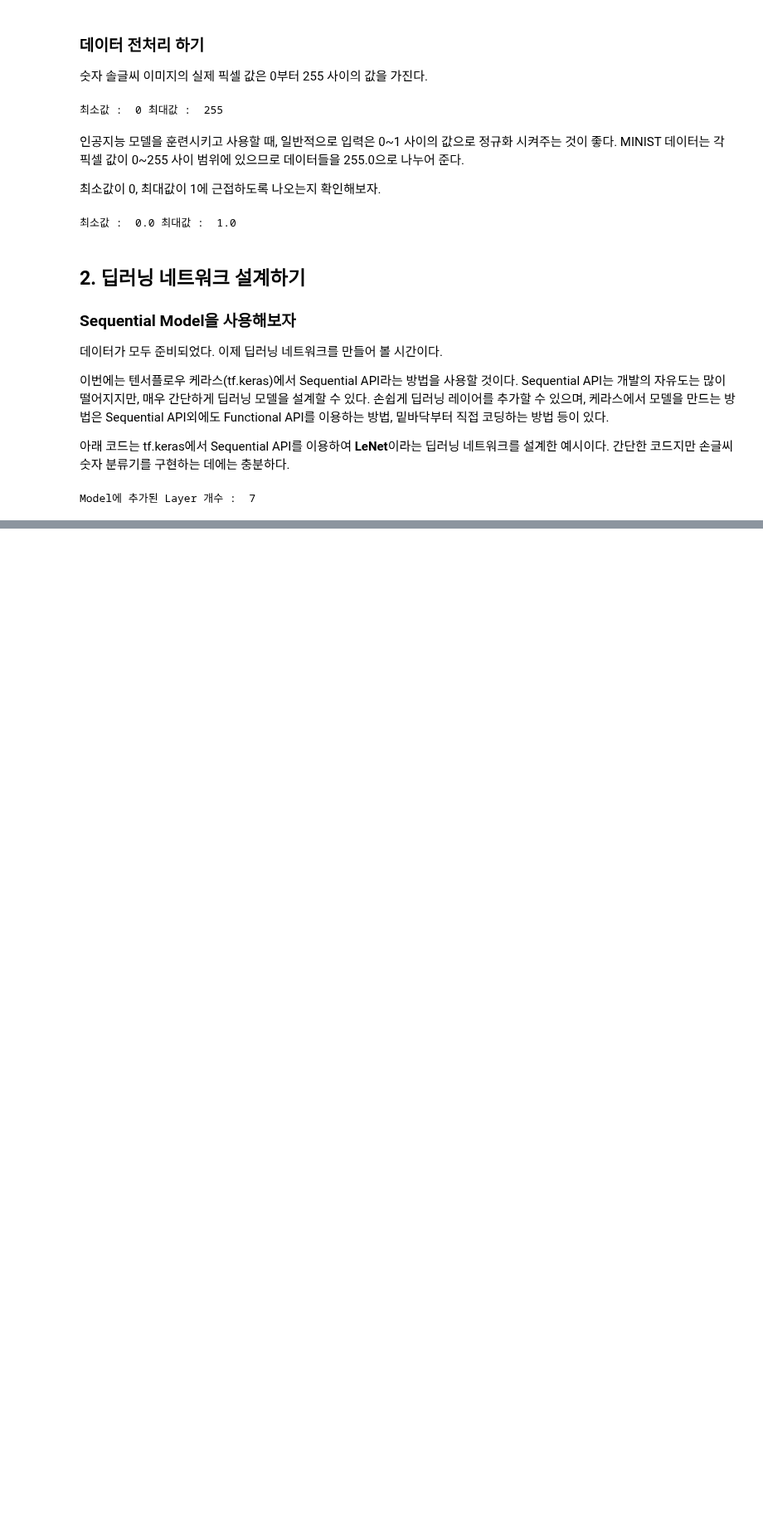
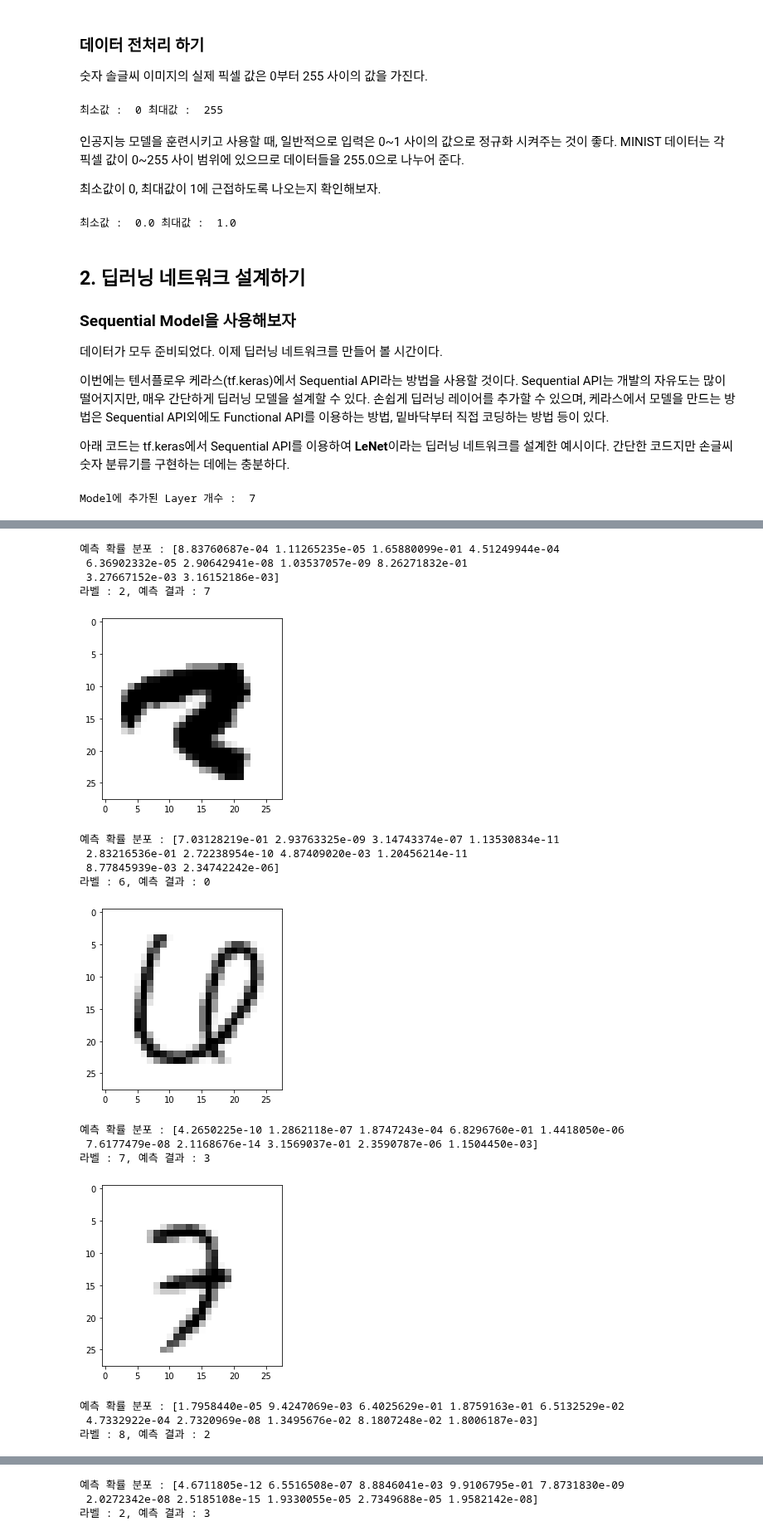
Before and after one commit to jiyeoon/aiffel, a Jupyter notebook: Week 1/Mnist-practice.ipynb, the cells around one changed output, grey strips where cells are left out. Shown at 83% size. Cells and saved outputs as stored; diff of their text form; code cells hidden in the pictures; blank space fills up the shorter version.

```diff
--- a/Week 1/Mnist-practice.ipynb
+++ b/Week 1/Mnist-practice.ipynb
@@ -131,0 +167,9 @@ Model에 추가된 Layer 개수 :  7
+# %%
+print("Before Reshape - x_train_norm shape : {}".format(x_train_norm.shape))
+print("Before Reshape - x_test_norm shape : {}".format(x_test_norm.shape))
+
+x_train_reshaped = x_train_norm.reshape(-1, 28, 28, 1) # 데이터 갯수에 -1을 쓰면 reshape시 자동으로 계산된다.
+x_test_reshaped = x_test_norm.reshape(-1, 28, 28, 1)
+
+print("After Reshape - x_train_norm shape : {}".format(x_train_norm.shape))
+print("After Reshape - x_test_norm shape : {}".format(x_test_norm.shape))
@@ -131,0 +183,6 @@ Model에 추가된 Layer 개수 :  7
+# %%
+model.compile(optimizer = 'adam',
+             loss = 'sparse_categorical_crossentropy',
+             metrics = ['accuracy'])
+
+model.fit(x_train_reshaped, y_train, epochs = 10)
@@ -131,0 +266,36 @@ Model에 추가된 Layer 개수 :  7
+# %%
+import random
+
+wrong_predict_list = []
+
+for i, _ in enumerate(predicted_labels):
+    # i번째 test_labels과 y_test이 다른 경우만 모아보자.
+    if predicted_labels[i] != y_test[i]:
+        wrong_predict_list.append(i)
+
+# wrong_predict_list에서 랜덤하게 5개만 뽑아보자.
+samples = random.choices(population = wrong_predict_list, k=5)
+
+for n in samples:
+    print("예측 확률 분포 : " + str(predicted_result[n]))
+    print("라벨 : " + str(y_test[n]) + ", 예측 결과 : " + str(predicted_labels[n]))
+    plt.imshow(x_test[n], cmap = plt.cm.binary)
+    plt.show()
+# %% [output]
+예측 확률 분포 : [8.83760687e-04 1.11265235e-05 1.65880099e-01 4.51249944e-04
+ 6.36902332e-05 2.90642941e-08 1.03537057e-09 8.26271832e-01
+ 3.27667152e-03 3.16152186e-03]
+라벨 : 2, 예측 결과 : 7
+[figure, added]
+예측 확률 분포 : [7.03128219e-01 2.93763325e-09 3.14743374e-07 1.13530834e-11
+ 2.83216536e-01 2.72238954e-10 4.87409020e-03 1.20456214e-11
+ 8.77845939e-03 2.34742242e-06]
+라벨 : 6, 예측 결과 : 0
+[figure, added]
+예측 확률 분포 : [4.2650225e-10 1.2862118e-07 1.8747243e-04 6.8296760e-01 1.4418050e-06
+ 7.6177479e-08 2.1168676e-14 3.1569037e-01 2.3590787e-06 1.1504450e-03]
+라벨 : 7, 예측 결과 : 3
+[figure, added]
+예측 확률 분포 : [1.7958440e-05 9.4247069e-03 6.4025629e-01 1.8759163e-01 6.5132529e-02
+ 4.7332922e-04 2.7320969e-08 1.3495676e-02 8.1807248e-02 1.8006187e-03]
+라벨 : 8, 예측 결과 : 2
@@ -131,0 +303,3 @@ Model에 추가된 Layer 개수 :  7
+예측 확률 분포 : [4.6711805e-12 6.5516508e-07 8.8846041e-03 9.9106795e-01 7.8731830e-09
+ 2.0272342e-08 2.5185108e-15 1.9330055e-05 2.7349688e-05 1.9582142e-08]
+라벨 : 2, 예측 결과 : 3
```
Also changed, not shown: parts of 16 cells of this notebook.
